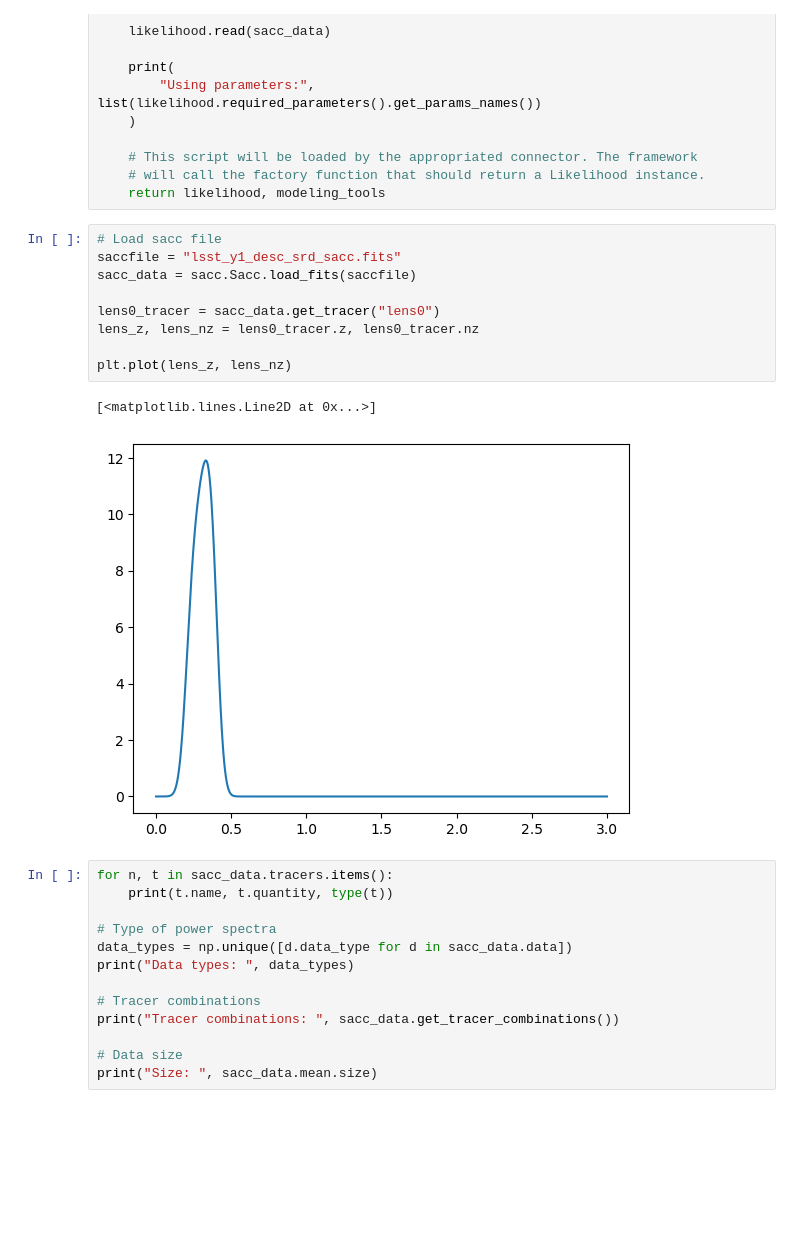
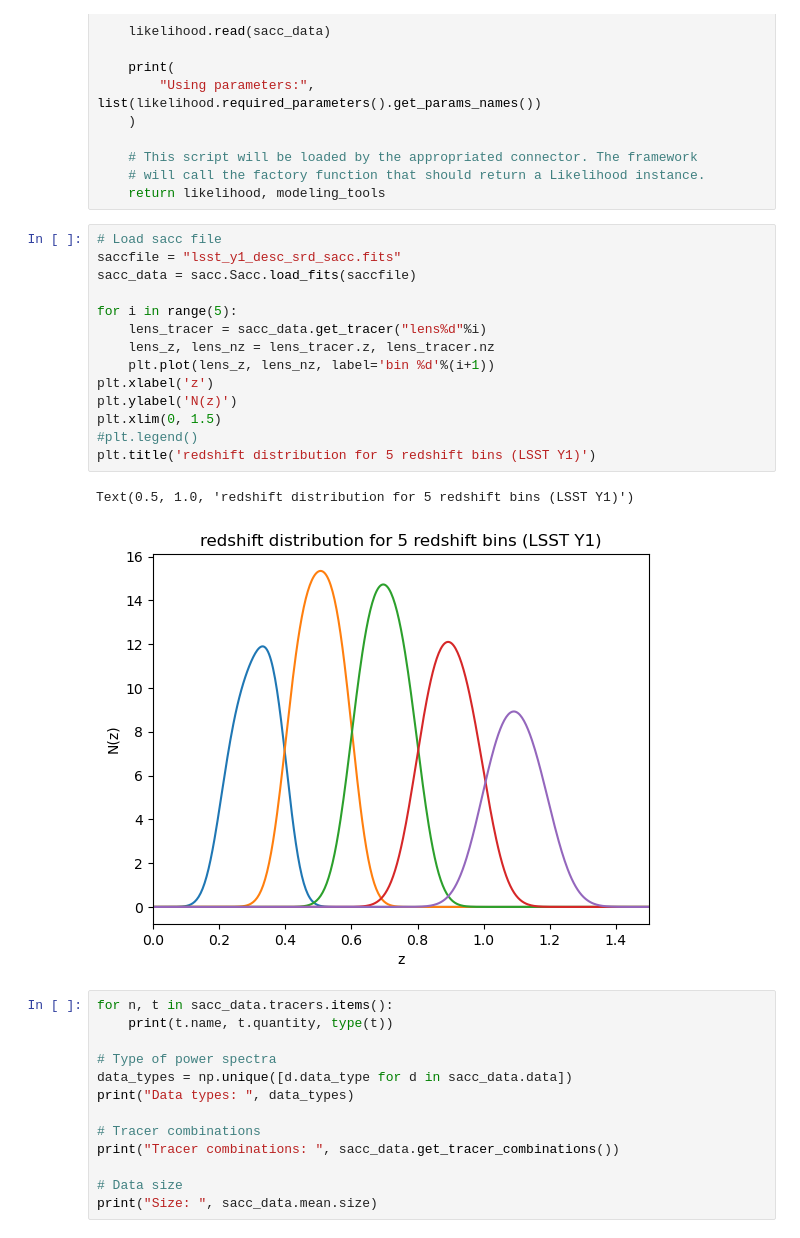
Before and after one commit to LSSTDESC/forecasting, a Jupyter notebook: DESC_SRD/Notebooks/AccessFirecrownLikelihood.ipynb, the cells around one changed output. Saved outputs shown, nothing was run; the diff lists cells and outputs as text; blank space fills up the shorter version.

```diff
--- a/DESC_SRD/Notebooks/AccessFirecrownLikelihood.ipynb
+++ b/DESC_SRD/Notebooks/AccessFirecrownLikelihood.ipynb
@@ -85,15 +85,20 @@ def build_likelihood(_):
 # %%
 # Load sacc file
 saccfile = "lsst_y1_desc_srd_sacc.fits"
 sacc_data = sacc.Sacc.load_fits(saccfile)
 
-lens0_tracer = sacc_data.get_tracer("lens0")
-lens_z, lens_nz = lens0_tracer.z, lens0_tracer.nz
-
-plt.plot(lens_z, lens_nz)
+for i in range(5):
+    lens_tracer = sacc_data.get_tracer("lens%d"%i)
+    lens_z, lens_nz = lens_tracer.z, lens_tracer.nz
+    plt.plot(lens_z, lens_nz, label='bin %d'%(i+1))
+plt.xlabel('z')
+plt.ylabel('N(z)')
+plt.xlim(0, 1.5)
+#plt.legend()
+plt.title('redshift distribution for 5 redshift bins (LSST Y1)')
 # %% [output]
-[<matplotlib.lines.Line2D at 0x...>]
+Text(0.5, 1.0, 'redshift distribution for 5 redshift bins (LSST Y1)')
-[figure, old version]
+[figure, new version]
 # %%
 for n, t in sacc_data.tracers.items():
     print(t.name, t.quantity, type(t))
```
Also changed, not shown: parts of 8 cells of this notebook, 3 other files.
